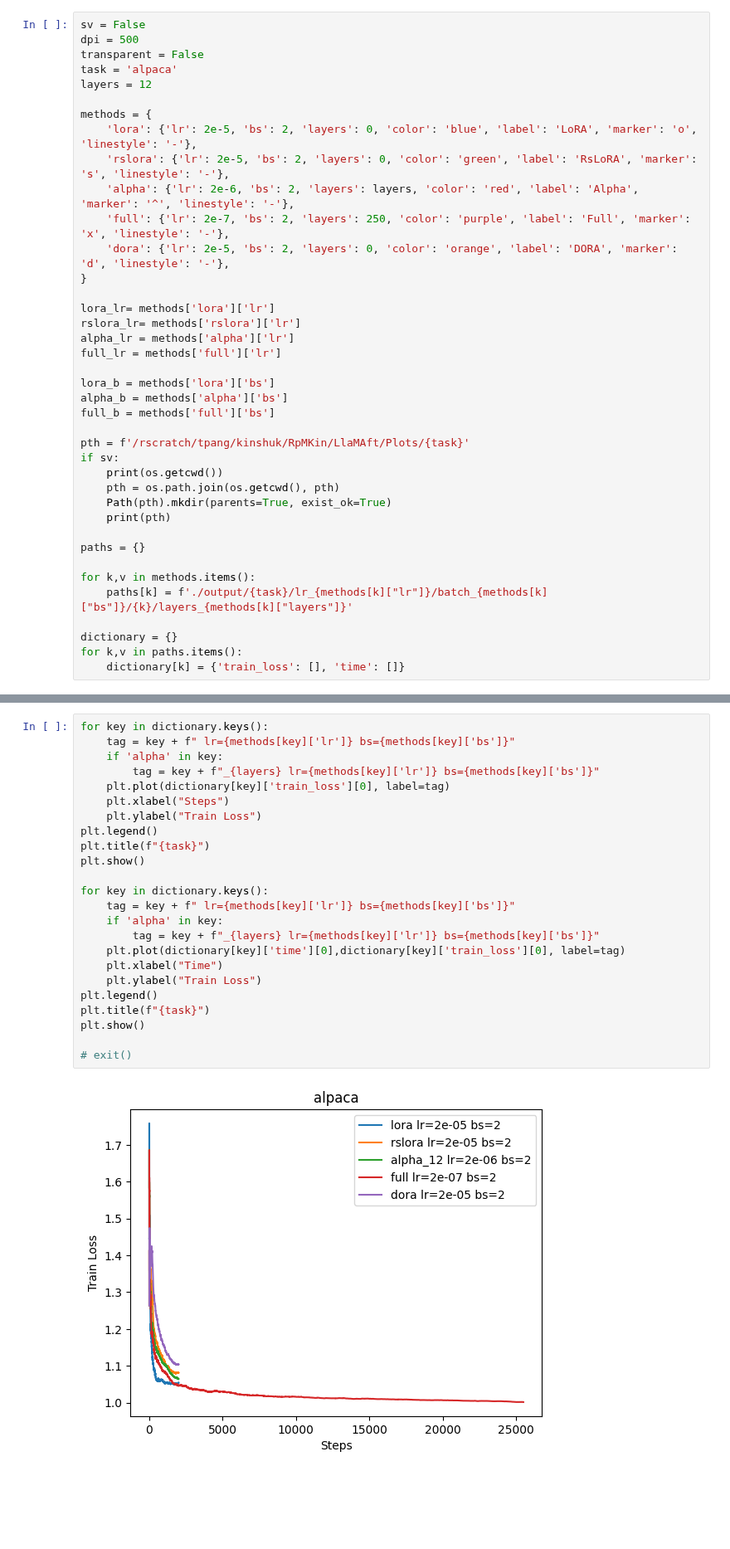
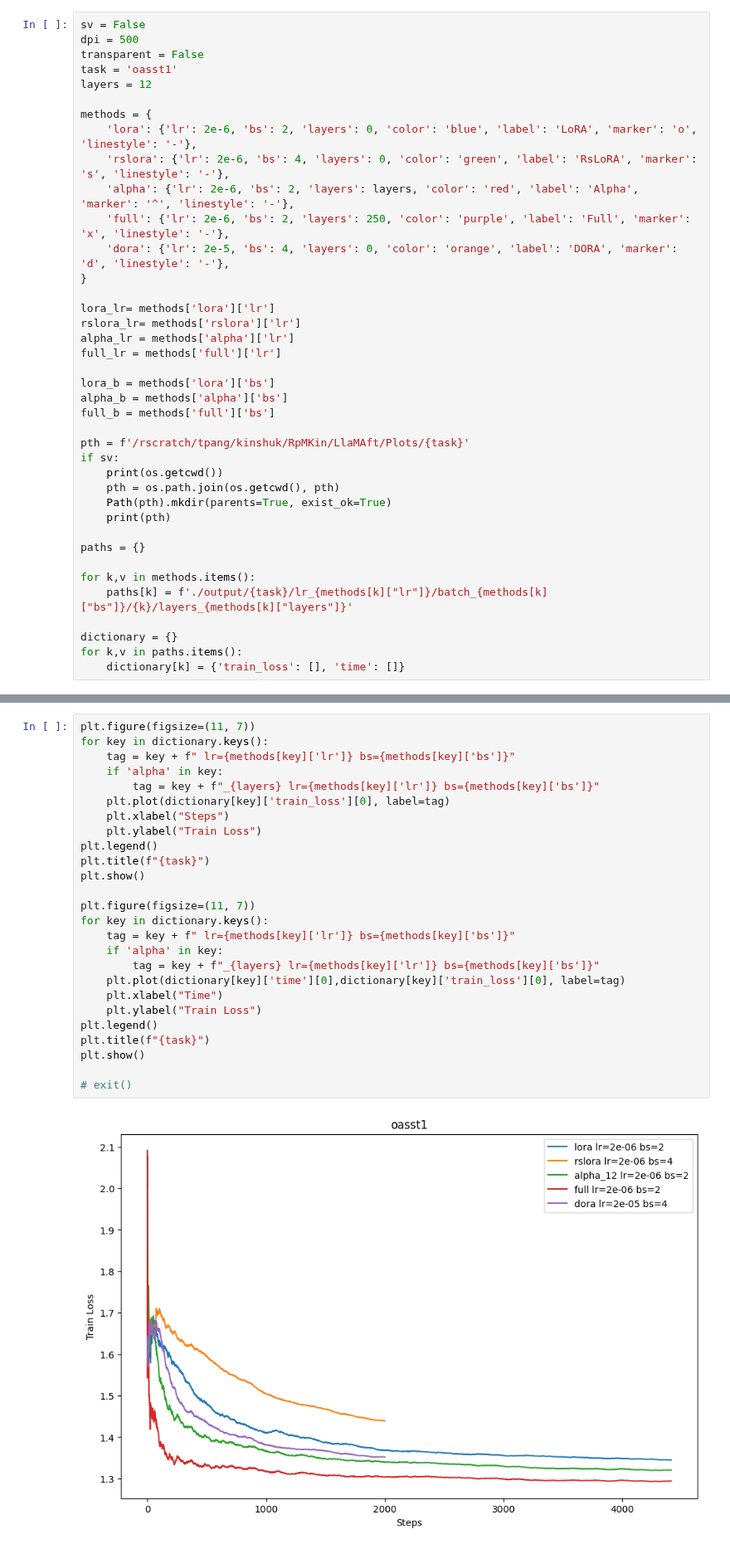
Before and after one commit to RpM-Kinshuk/SelectiveFT, a Jupyter notebook: Plots.ipynb, the cells around one changed output, grey strips where cells are left out. Shown at 83% size. Cells and saved outputs as stored; diff of their text form; blank space fills up the shorter version.

```diff
--- a/Plots.ipynb
+++ b/Plots.ipynb
@@ -9,15 +9,15 @@ from matplotlib import colormaps #type: ignore
 sv = False
 dpi = 500
 transparent = False
-task = 'alpaca'
+task = 'oasst1'
 layers = 12
 
 methods = {
-    'lora': {'lr': 2e-5, 'bs': 2, 'layers': 0, 'color': 'blue', 'label': 'LoRA', 'marker': 'o', 'linestyle': '-'},
-    'rslora': {'lr': 2e-5, 'bs': 2, 'layers': 0, 'color': 'green', 'label': 'RsLoRA', 'marker': 's', 'linestyle': '-'},
+    'lora': {'lr': 2e-6, 'bs': 2, 'layers': 0, 'color': 'blue', 'label': 'LoRA', 'marker': 'o', 'linestyle': '-'},
+    'rslora': {'lr': 2e-6, 'bs': 4, 'layers': 0, 'color': 'green', 'label': 'RsLoRA', 'marker': 's', 'linestyle': '-'},
     'alpha': {'lr': 2e-6, 'bs': 2, 'layers': layers, 'color': 'red', 'label': 'Alpha', 'marker': '^', 'linestyle': '-'},
-    'full': {'lr': 2e-7, 'bs': 2, 'layers': 250, 'color': 'purple', 'label': 'Full', 'marker': 'x', 'linestyle': '-'},
-    'dora': {'lr': 2e-5, 'bs': 2, 'layers': 0, 'color': 'orange', 'label': 'DORA', 'marker': 'd', 'linestyle': '-'},
+    'full': {'lr': 2e-6, 'bs': 2, 'layers': 250, 'color': 'purple', 'label': 'Full', 'marker': 'x', 'linestyle': '-'},
+    'dora': {'lr': 2e-5, 'bs': 4, 'layers': 0, 'color': 'orange', 'label': 'DORA', 'marker': 'd', 'linestyle': '-'},
 }
 
 lora_lr= methods['lora']['lr']
@@ -53,28 +53,30 @@ for key in dictionary.keys():
         dictionary[key][key2].append(baseline[key2])
         dictionary[key][key2] = np.array(dictionary[key][key2]) # type: ignore
 # %%
+plt.figure(figsize=(11, 7))
 for key in dictionary.keys():
     tag = key + f" lr={methods[key]['lr']} bs={methods[key]['bs']}"
     if 'alpha' in key:
         tag = key + f"_{layers} lr={methods[key]['lr']} bs={methods[key]['bs']}"
     plt.plot(dictionary[key]['train_loss'][0], label=tag)
     plt.xlabel("Steps")
     plt.ylabel("Train Loss")
 plt.legend()
 plt.title(f"{task}")
 plt.show()
 
+plt.figure(figsize=(11, 7))
 for key in dictionary.keys():
     tag = key + f" lr={methods[key]['lr']} bs={methods[key]['bs']}"
     if 'alpha' in key:
         tag = key + f"_{layers} lr={methods[key]['lr']} bs={methods[key]['bs']}"
     plt.plot(dictionary[key]['time'][0],dictionary[key]['train_loss'][0], label=tag)
     plt.xlabel("Time")
     plt.ylabel("Train Loss")
 plt.legend()
 plt.title(f"{task}")
 plt.show()
 
 # exit()
 # %% [output]
-[figure, old version]
+[figure, new version]
```
Also changed, not shown: parts of 3 cells of this notebook, 1 other file.
